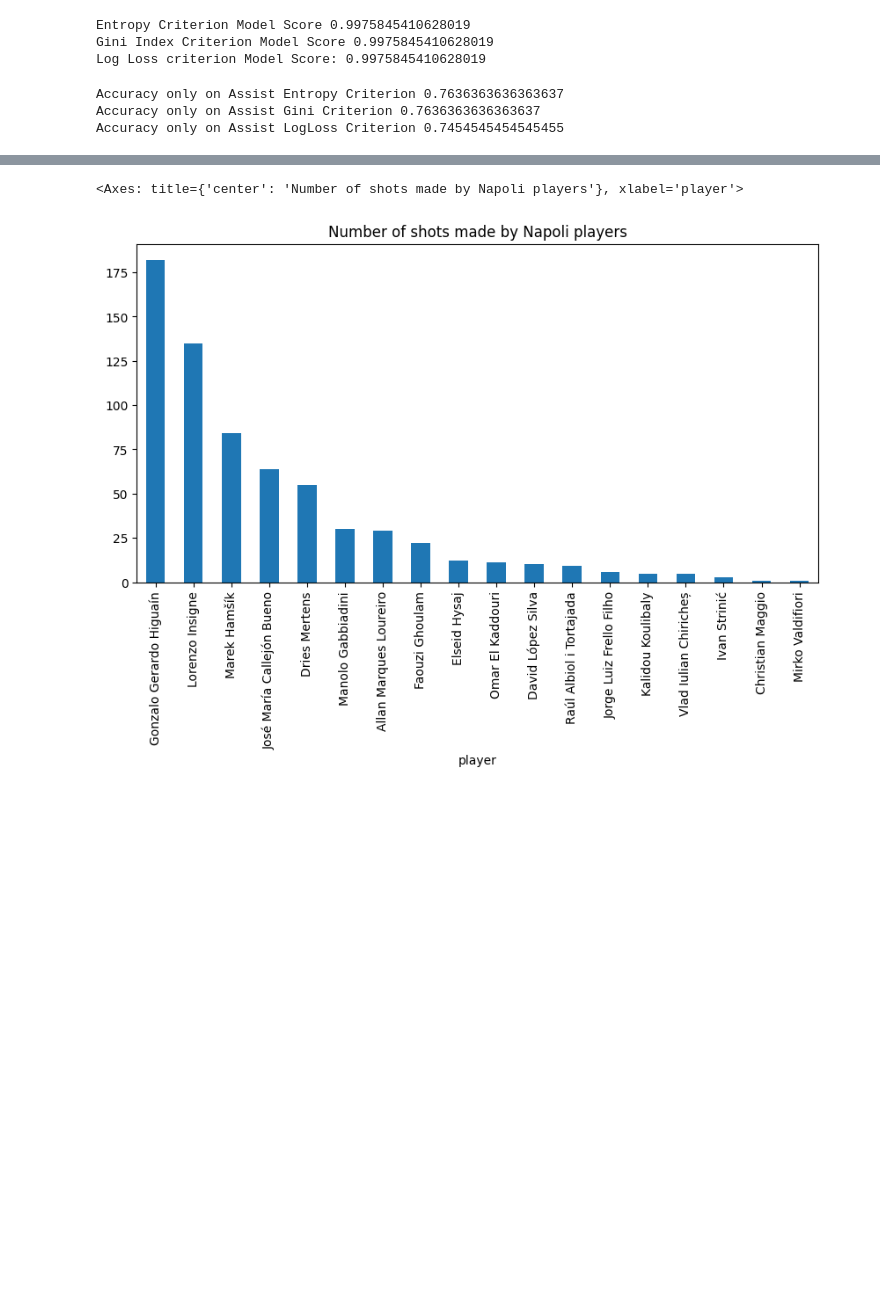
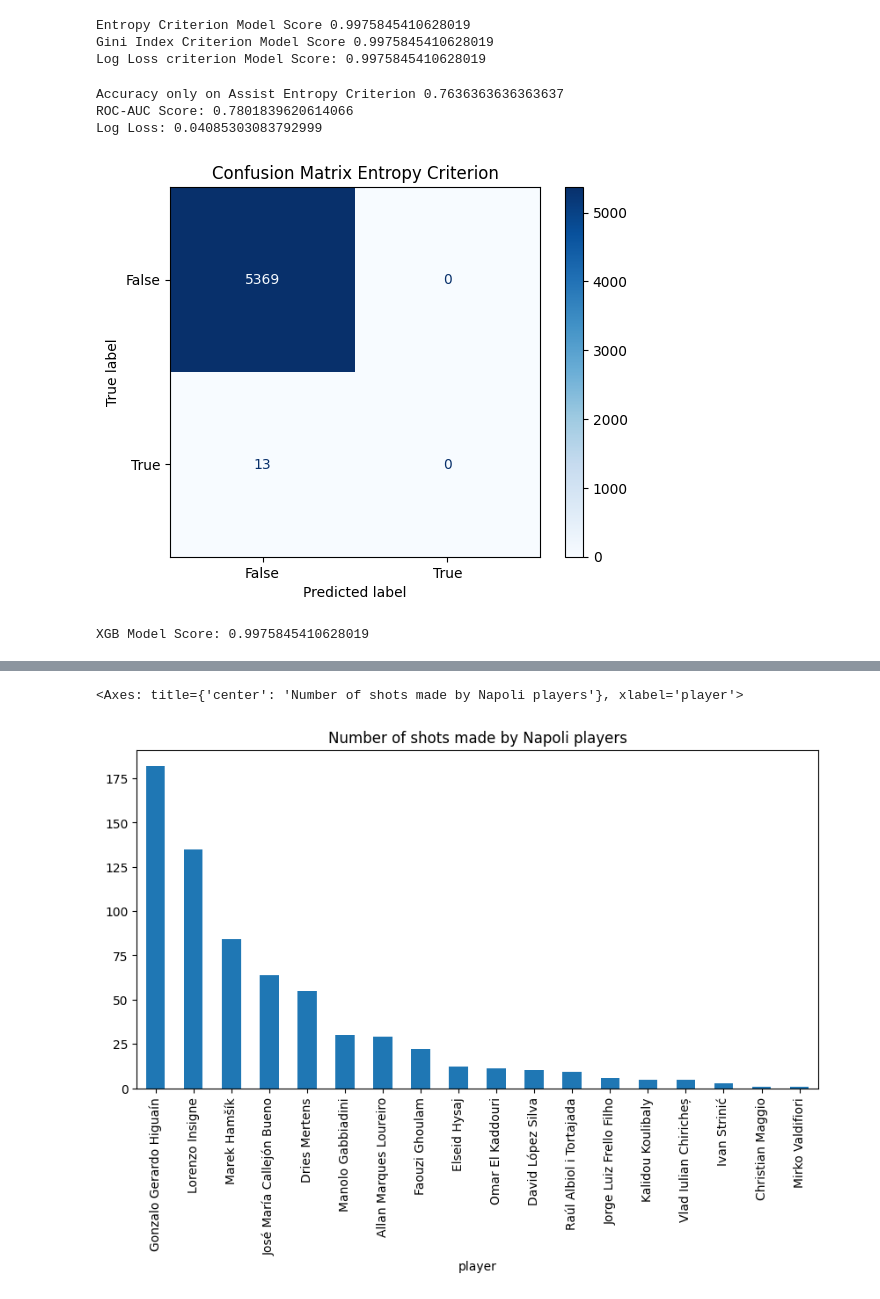
Before and after one commit to giacolees/SSCNapoliAnalysis, a Jupyter notebook: SoccerDataAnalysis.ipynb, the cells around one changed output, grey strips where cells are left out. Saved outputs shown, nothing was run; the diff lists cells and outputs as text; code cells hidden in the pictures; blank space fills up the shorter version.

```diff
--- a/SoccerDataAnalysis.ipynb
+++ b/SoccerDataAnalysis.ipynb
@@ -301,18 +334,41 @@ importances_mean = np.mean([importances_entropy, importances_gini, importances_l
 Entropy Criterion Model Score 0.9975845410628019
 Gini Index Criterion Model Score 0.9975845410628019
 Log Loss criterion Model Score: 0.9975845410628019
-# %%
-only_assist_df = passes_napoli_filtered[passes_napoli_filtered["pass_goal_assist"] == True].drop(columns="pass_goal_assist")
-
-pred = model_entr.predict(only_assist_df)
-print("Accuracy only on Assist Entropy Criterion", pred.sum()/pred.__len__())
-
-pred = model_gini.predict(only_assist_df)
-print("Accuracy only on Assist Gini Criterion", pred.sum()/pred.__len__())
-
-pred = model_logloss.predict(only_assist_df)
-print("Accuracy only on Assist LogLoss Criterion", pred.sum()/pred.__len__())
-# %% [output]
-Accuracy only on Assist Entropy Criterion 0.7636363636363637
-Accuracy only on Assist Gini Criterion 0.7636363636363637
-Accuracy only on Assist LogLoss Criterion 0.7454545454545455
+# %%
+pred = model_entr.predict(only_assist_df)
+print("Accuracy only on Assist Entropy Criterion", pred.sum()/pred.__len__())
+
+# Predict probabilities for the test set
+y_prob_entr = model_entr.predict_proba(X_test)[:, 1]  # Get the probability for the 'assist' class (class 1)
+
+# Evaluate the model using ROC-AUC and Log Loss
+roc_auc = roc_auc_score(y_test, y_prob_entr)
+logloss = log_loss(y_test, y_prob_entr)
+
+print(f"ROC-AUC Score: {roc_auc}")
+print(f"Log Loss: {logloss}")
+# %% [output]
+Accuracy only on Assist Entropy Criterion 0.7636363636363637
+ROC-AUC Score: 0.7801839620614066
+Log Loss: 0.04085303083792999
+# %%
+y_pred_entr = model_entr.predict(X_test)
+
+cm_entr = confusion_matrix(y_test, y_pred_entr)
+
+# Optionally, visualize the confusion matrix using ConfusionMatrixDisplay
+disp = ConfusionMatrixDisplay(confusion_matrix=cm_entr, display_labels=model_entr.classes_)
+disp.plot(cmap=plt.cm.Blues)
+plt.title('Confusion Matrix Entropy Criterion')
+plt.show()
+# %% [output]
+[figure, added]
+# %%
+model_xgb = XGBClassifier(random_state=42)
+model_xgb.fit(X_train, y_train)
+
+print("XGB Model Score:", model_xgb.score(X_test, y_test))
+
+importances_xgb = model_xgb.feature_importances_
+# %% [output]
+XGB Model Score: 0.9975845410628019
```
Also changed, not shown: parts of 104 cells of this notebook, 52 other files.
